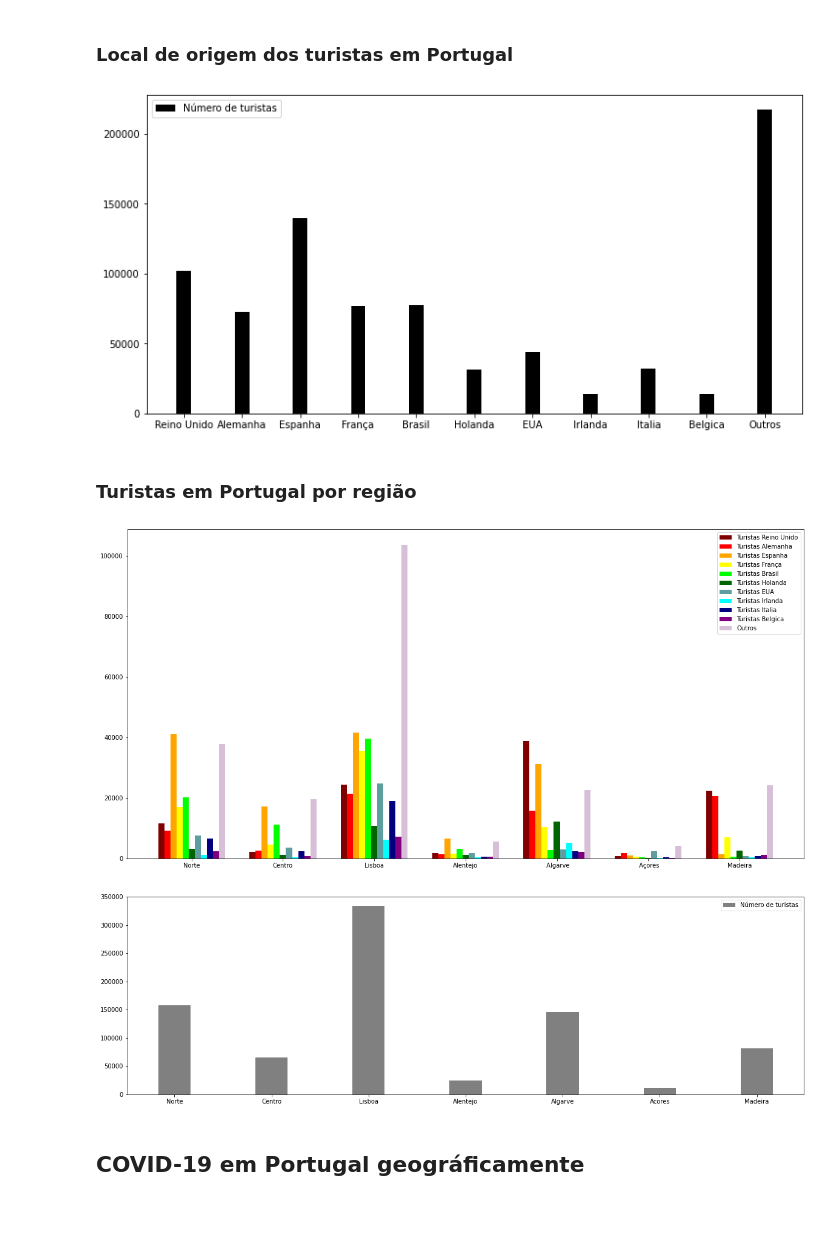
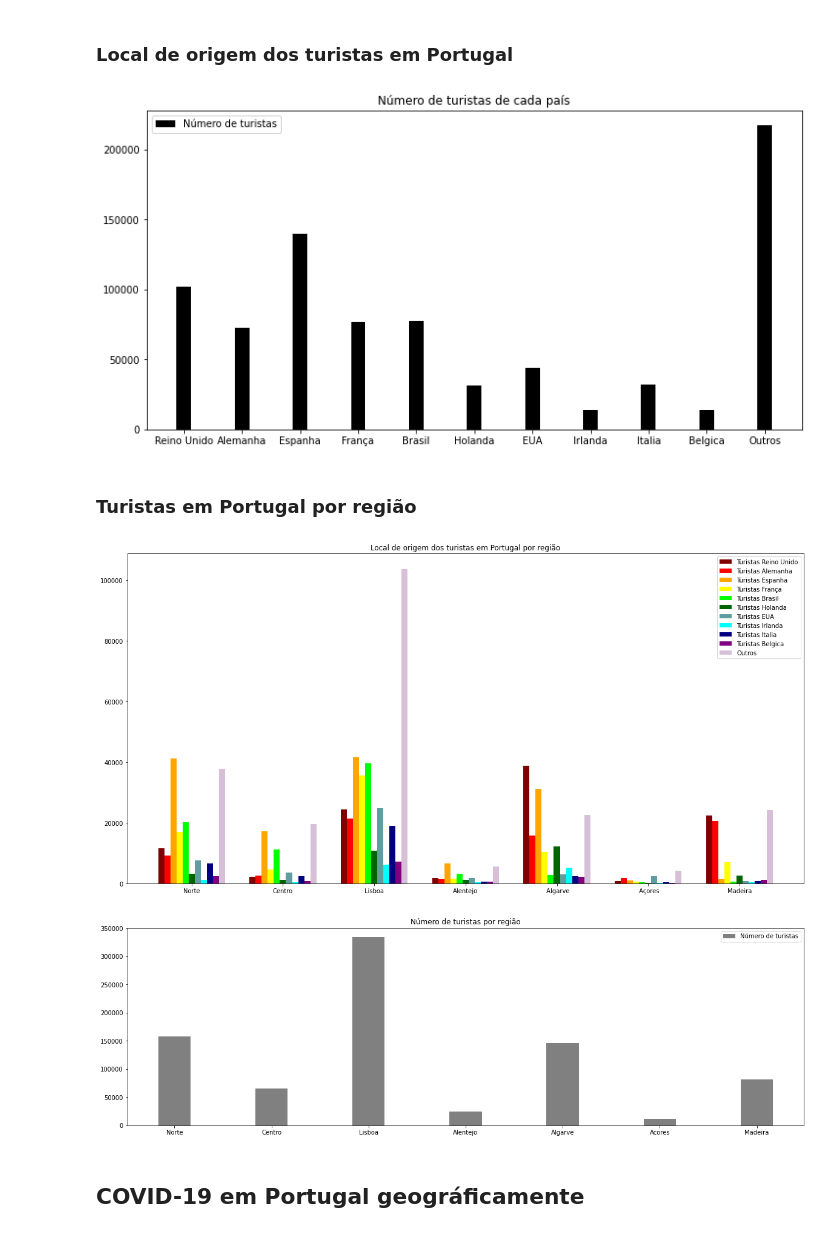
Before and after one commit to marianallc/TAprojectCOVID19, a Jupyter notebook: covid19.ipynb, the cells around one changed output. Cells and saved outputs as stored; diff of their text form; code cells hidden in the pictures.

```diff
--- a/covid19.ipynb
+++ b/covid19.ipynb
@@ -201,30 +314,30 @@ dturismo = pd.read_csv("https://raw.githubusercontent.com/marianallc/TAprojectCO
 # %%
 import matplotlib.pyplot as plt
 
 ReinoUnido = dturismo.ReinoUnido.iat[0]
 Alemanha = dturismo.Alemanha.iat[0]
 Espanha = dturismo.Espanha.iat[0]
 França = dturismo.França.iat[0]
 Brasil = dturismo.Brasil.iat[0]
 Holanda = dturismo.Holanda.iat[0]
 EUA = dturismo.EUA.iat[0]
 Irlanda = dturismo.Irlanda.iat[0]
 Italia = dturismo.Italia.iat[0]
 Belgica = dturismo.Belgica.iat[0]
 Outros = dturismo.Outros.iat[0]
 
 #parametros do grafico de barras
 width = 10
 x = [ReinoUnido, Alemanha, Espanha, França, Brasil, Holanda, EUA, Irlanda, Italia, Belgica, Outros]
 medida = [0,40,80,120,160,200,240,280,320,360,400]
 plt.figure(figsize=(12,6))
 plt.bar(medida, x ,width=width, color ='black', label='Número de turistas')
 plt.xticks(medida, ['Reino Unido', 'Alemanha', 'Espanha', 'França', 'Brasil', 'Holanda', 'EUA', 'Irlanda', 'Italia', 'Belgica', 'Outros'])
-
+plt.title("Número de turistas de cada país")
 plt.legend(loc="best") #show legend
 plt.show()
 # %% [output]
-[figure, old version]
+[figure, new version]
 # %% [markdown]
 ### Turistas em Portugal por região
 # %%
@@ -272,7 +385,7 @@ plt.bar(ar+9*width, lista[9] ,width=width, color = 'purple', label='Turistas Bel
 plt.bar(ar+10*width, lista[10] ,width=width, color = 'thistle', label='Outros')
 
 plt.xticks(ar+5*width, ['Norte', 'Centro', 'Lisboa', 'Alentejo', ' Algarve', ' Açores', 'Madeira'])
-
+plt.title("Local de origem dos turistas em Portugal por região")
 plt.legend(loc="best") #show legend
 plt.show()
 
@@ -294,11 +407,12 @@ regioes = [0,15,30,45,60,75,90]
 plt.figure(figsize=(20,6))
 plt.bar( regioes, x, width=width, color ='grey', label='Número de turistas')
 plt.xticks(regioes, ['Norte','Centro','Lisboa','Alentejo','Algarve','Acores','Madeira'])
+plt.title("Número de turistas por região")
 
 plt.legend(loc="best") #show legend
 plt.show()
 # %% [output]
-[figure, old version]
+[figure, new version]
-[figure, old version]
+[figure, new version]
 # %% [markdown]
 ## COVID-19 em Portugal geográficamente
```
Also changed, not shown: parts of 30 cells of this notebook.
